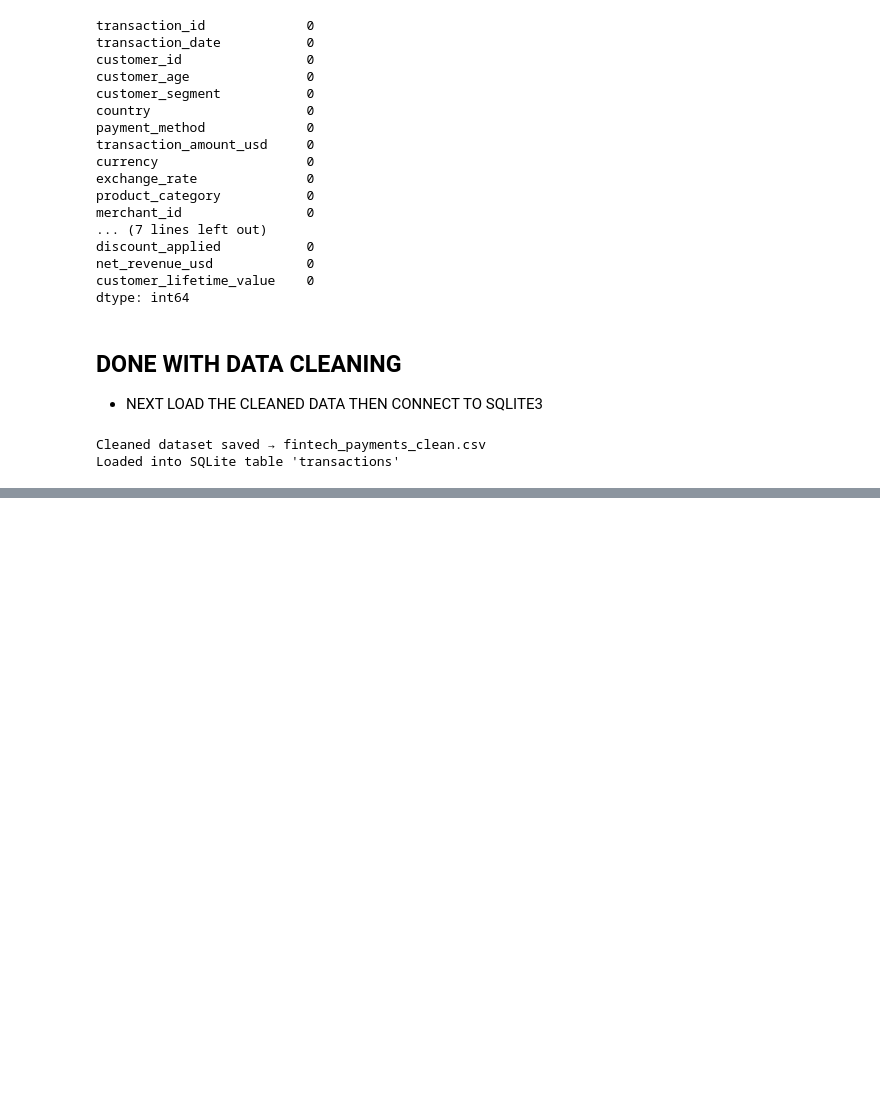
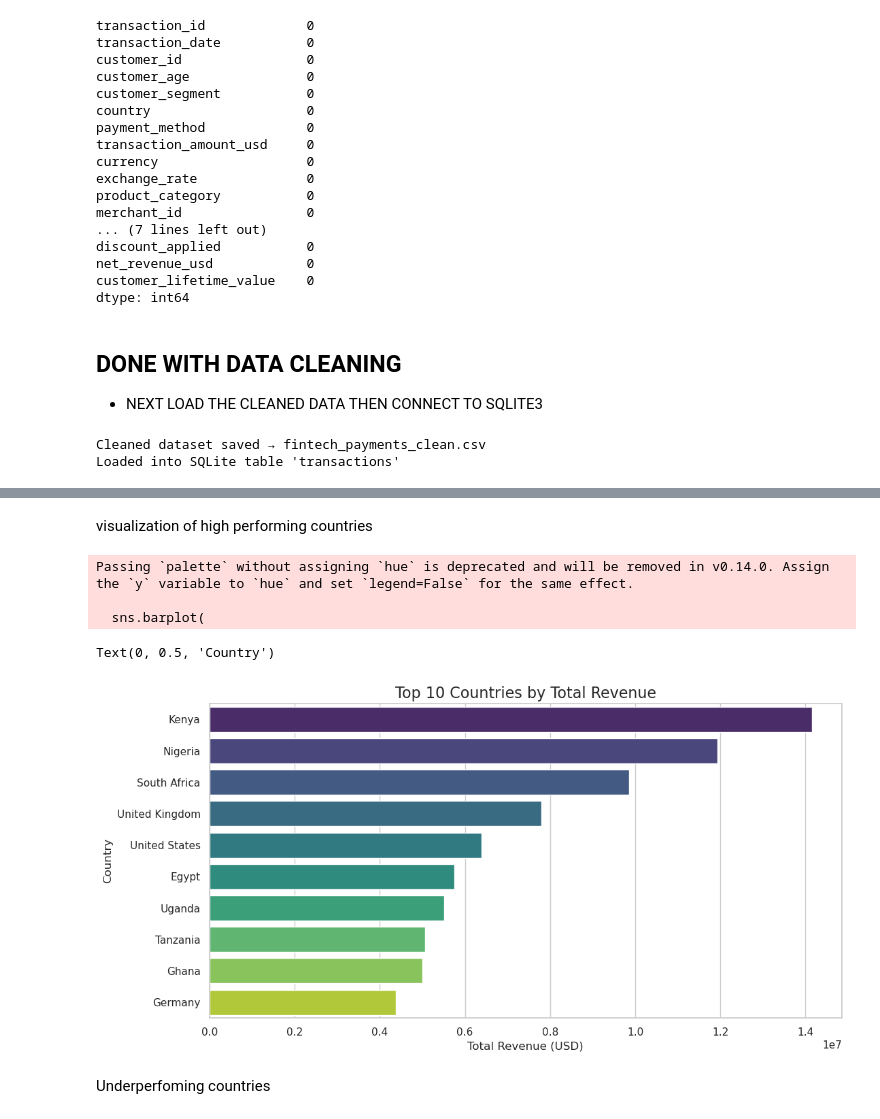
Before and after one commit to tracyvuleze2-sketch/GLOBAL_FINTECH_PROJECT, a Jupyter notebook: FinTech_Project.ipynb, the cells around one changed output, grey strips where cells are left out. Drawn from its saved outputs; the diff is of its cells as text; code cells hidden in the pictures; blank space fills up the shorter version.

Commit message:
Resolved conflicts and added business questions and  visualization

```diff
--- a/FinTech_Project.ipynb
+++ b/FinTech_Project.ipynb
@@ -593,0 +607,8 @@ df1.tail(10)
+# %%
+df_high_country_revenue=pd.read_sql("""
+SELECT country, SUM(net_revenue_usd) AS Total_Revenue
+                            FROM transactions
+                            GROUP BY country
+                            ORDER BY Total_Revenue DESC
+""",conn)
+df_high_country_revenue.head(10)
@@ -593,0 +627,30 @@ df1.tail(10)
+# %% [markdown]
+visualization of high performing countries
+# %%
+# Set the visual style
+sns.set_theme(style="whitegrid")
+
+# 1. Select the top 10 countries
+top_10_countries = df_high_country_revenue.head(10)
+
+# 2. Create the plot
+plt.figure(figsize=(12, 6))
+sns.barplot(
+    data=top_10_countries,
+    x='Total_Revenue',
+    y='country',
+    palette='viridis'
+)
+
+# 3. Add labels and title
+plt.title('Top 10 Countries by Total Revenue', fontsize=16)
+plt.xlabel('Total Revenue (USD)', fontsize=12)
+plt.ylabel('Country', fontsize=12)
+# %% [output]
+Passing `palette` without assigning `hue` is deprecated and will be removed in v0.14.0. Assign the `y` variable to `hue` and set `legend=False` for the same effect.
+
+  sns.barplot(
+Text(0, 0.5, 'Country')
+[figure, added]
+# %% [markdown]
+Underperfoming countries
```
Also changed, not shown: parts of 44 cells of this notebook, 2 other files.
